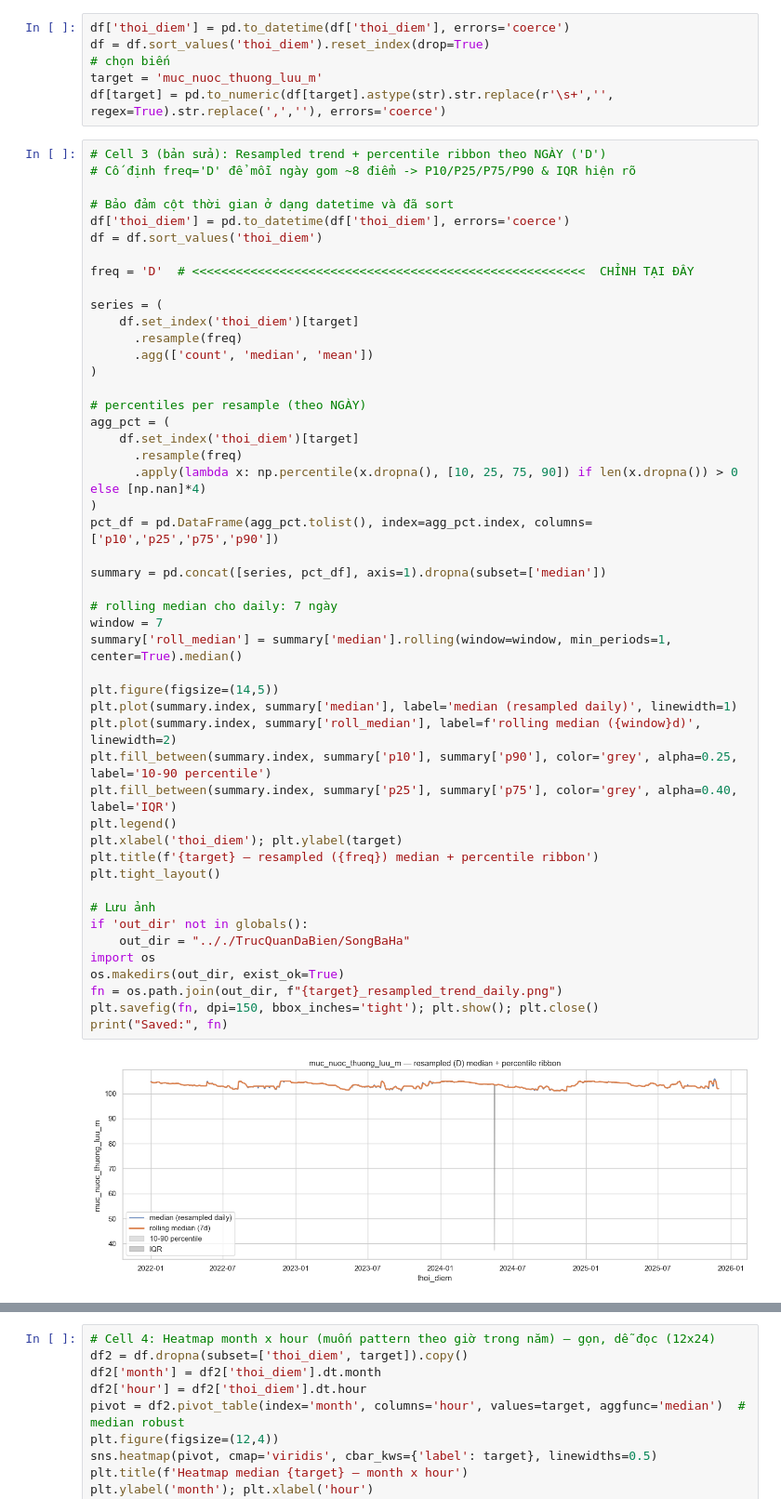
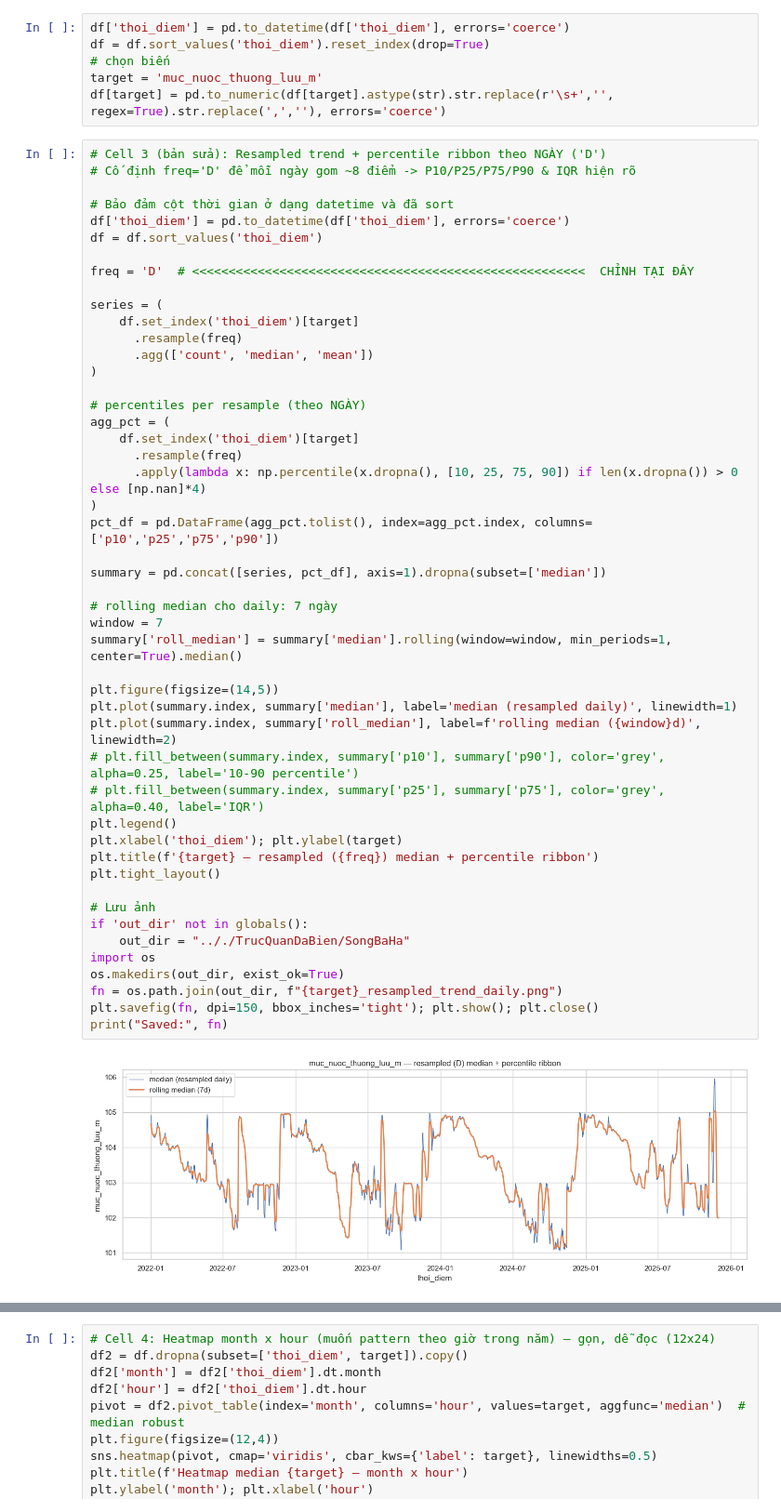
Before and after one commit to leducthanh041/CS313-DoAn, a Jupyter notebook: CuoiKi/EDA_ThuyDien/EDA_NoneDapXa/Code/03.EDA_SongBaHa.ipynb, the cells around one changed output, grey strips where cells are left out. Shown at 93% size. Saved outputs shown, nothing was run; the diff lists cells and outputs as text.

```diff
--- a/CuoiKi/EDA_ThuyDien/EDA_NoneDapXa/Code/03.EDA_SongBaHa.ipynb
+++ b/CuoiKi/EDA_ThuyDien/EDA_NoneDapXa/Code/03.EDA_SongBaHa.ipynb
@@ -633,34 +633,34 @@ series = (
 agg_pct = (
     df.set_index('thoi_diem')[target]
       .resample(freq)
       .apply(lambda x: np.percentile(x.dropna(), [10, 25, 75, 90]) if len(x.dropna()) > 0 else [np.nan]*4)
 )
 pct_df = pd.DataFrame(agg_pct.tolist(), index=agg_pct.index, columns=['p10','p25','p75','p90'])
 
 summary = pd.concat([series, pct_df], axis=1).dropna(subset=['median'])
 
 # rolling median cho daily: 7 ngày
 window = 7
 summary['roll_median'] = summary['median'].rolling(window=window, min_periods=1, center=True).median()
 
 plt.figure(figsize=(14,5))
 plt.plot(summary.index, summary['median'], label='median (resampled daily)', linewidth=1)
 plt.plot(summary.index, summary['roll_median'], label=f'rolling median ({window}d)', linewidth=2)
-plt.fill_between(summary.index, summary['p10'], summary['p90'], color='grey', alpha=0.25, label='10-90 percentile')
-plt.fill_between(summary.index, summary['p25'], summary['p75'], color='grey', alpha=0.40, label='IQR')
+# plt.fill_between(summary.index, summary['p10'], summary['p90'], color='grey', alpha=0.25, label='10-90 percentile')
+# plt.fill_between(summary.index, summary['p25'], summary['p75'], color='grey', alpha=0.40, label='IQR')
 plt.legend()
 plt.xlabel('thoi_diem'); plt.ylabel(target)
 plt.title(f'{target} — resampled ({freq}) median + percentile ribbon')
 plt.tight_layout()
 
 # Lưu ảnh
 if 'out_dir' not in globals():
     out_dir = ".././TrucQuanDaBien/SongBaHa"
 import os
 os.makedirs(out_dir, exist_ok=True)
 fn = os.path.join(out_dir, f"{target}_resampled_trend_daily.png")
 plt.savefig(fn, dpi=150, bbox_inches='tight'); plt.show(); plt.close()
 print("Saved:", fn)
 # %% [output]
-[figure, old version]
+[figure, new version]
 Saved: .././TrucQuanDonBien/SongBaHa\muc_nuoc_thuong_luu_m_resampled_trend_daily.png
```
Also changed, not shown: parts of 2 cells of this notebook, 10 other files.
